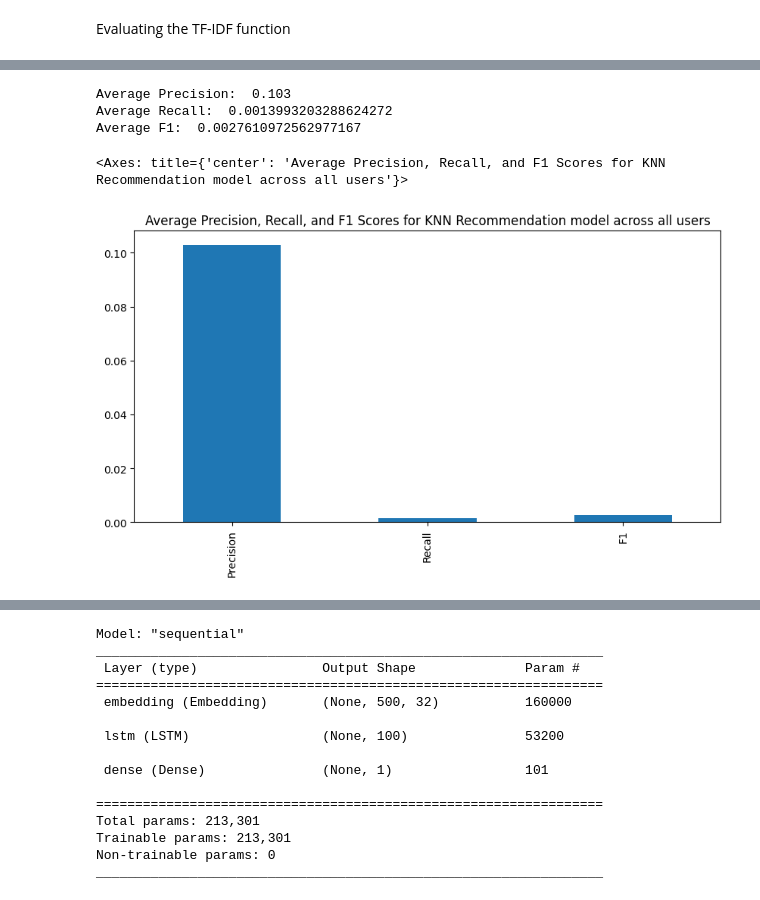
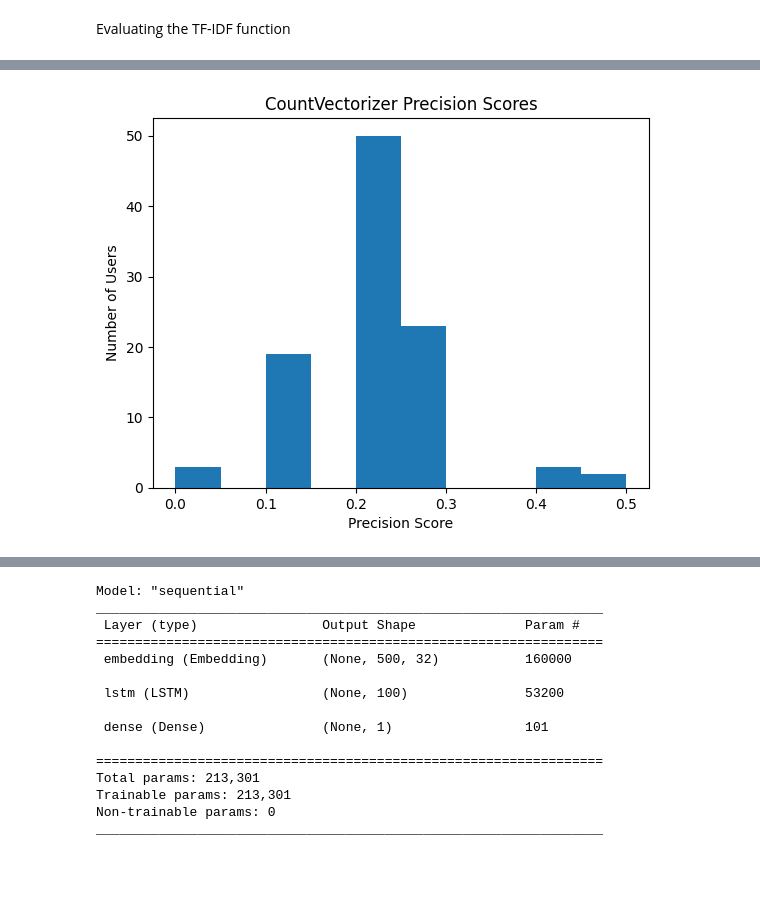
Before and after one commit to EricCallaway/Music_Recommendation_Application, a Jupyter notebook: tf-idf_recommendation.ipynb, the cells around one changed output, grey strips where cells are left out. Cells and saved outputs as stored; diff of their text form; code cells hidden in the pictures; blank space fills up the shorter version.

```diff
--- a/tf-idf_recommendation.ipynb
+++ b/tf-idf_recommendation.ipynb
@@ -358,0 +392,36 @@ scores_df = evaluate_recommendations(user_recommendations=user_recommendations,
+# %%
+# Generate recommendations for each user using the CountVectorizer
+count_vectorizer_user_recommendations = {}
+for user, playlist in user_playlists.items():
+    user_playlist_song_ids, user_playlist_lyrics = get_playlist_details(df=df, spotify_ids=playlist)
+    count_vectorizer_user_recommendations[user] = count_vectorizer_generate_recommendations(user_playlist_song_ids=user_playlist_song_ids, user_playlist_lyrics=user_playlist_lyrics)
+
+    # Obtaining the details (i.e the song title and artist) from the spotify IDs returned by the generate_recommendations function.
+    song_details = df[df['spotify_id'].isin(count_vectorizer_user_recommendations[user])].drop_duplicates(subset='spotify_id')
+
+# Generate Precision, Recall, and f1 scores for the recommendations based on if the song recommended is in the user's playlist for CountVectorizer
+count_vectorizer_precision_scores = []
+count_vectorizer_recall_scores = []
+count_vectorizer_f1_scores = []
+for user, count_vectorizer_recommendations in count_vectorizer_user_recommendations.items():
+    # Get the songs in the user's playlist
+    user_playlist = user_playlists[user]
+    # Get the number of songs in the user's playlist that were recommended
+    num_recommended_in_playlist = len(set(count_vectorizer_recommendations).intersection(user_playlist))
+    # Calculate the precision score for the user's recommendations
+    precision = num_recommended_in_playlist / len(count_vectorizer_recommendations)
+    # Calculate the recall score for the user's recommendations
+    recall = num_recommended_in_playlist / len(user_playlist)
+    # Calculate the f1 score for the user's recommendations without zero division error
+    if precision == 0 and recall == 0:
+        f1 = 0
+    else:
+        f1 = 2 * (precision * recall) / (precision + recall)
+    # Append the scores to the lists
+    count_vectorizer_precision_scores.append(precision)
+    count_vectorizer_recall_scores.append(recall)
+    count_vectorizer_f1_scores.append(f1)
+
+print("Precision Scores: ", count_vectorizer_precision_scores)
+print("Recall Scores: ", count_vectorizer_recall_scores)
+print("F1 Scores: ", count_vectorizer_f1_scores)
@@ -442,14 +455,9 @@ knn_scores_df.index = user_item_matrix.index
-# %%
-# Print the average precision, recall, and F1 scores
-print("Average Precision: ", knn_scores_df['Precision'].mean())
-print("Average Recall: ", knn_scores_df['Recall'].mean())
-print("Average F1: ", knn_scores_df['F1'].mean())
-
-# Show the Precision, Recall, and F1 Scores averaged across all users on a line plot
-knn_scores_df.mean().plot(kind='bar', title='Average Precision, Recall, and F1 Scores for KNN Recommendation model across all users', figsize=(10, 5))
-# %% [output]
-Average Precision:  0.103
-Average Recall:  0.0013993203288624272
-Average F1:  0.0027610972562977167
-<Axes: title={'center': 'Average Precision, Recall, and F1 Scores for KNN Recommendation model across all users'}>
-[figure, removed]
+# %%
+# Show the distribution of the precision scores in a chart
+plt.hist(count_vectorizer_precision_scores)
+plt.title('CountVectorizer Precision Scores')
+plt.xlabel('Precision Score')
+plt.ylabel('Number of Users')
+plt.show()
+# %% [output]
+[figure, added]
```
Also changed, not shown: parts of 50 cells of this notebook, 1 other file.
